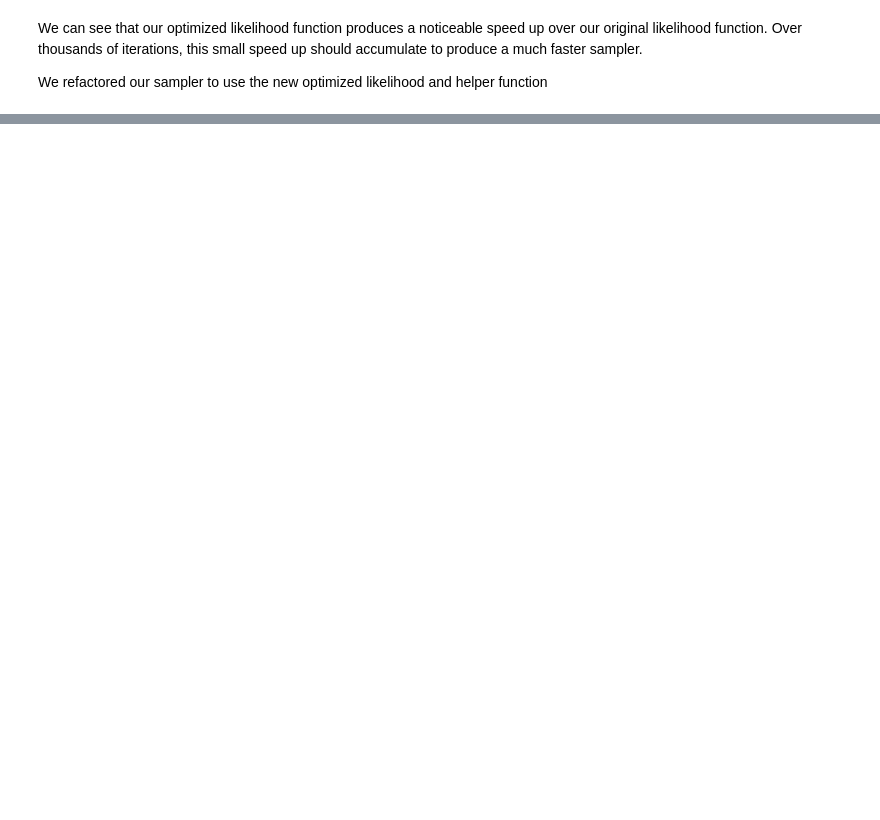
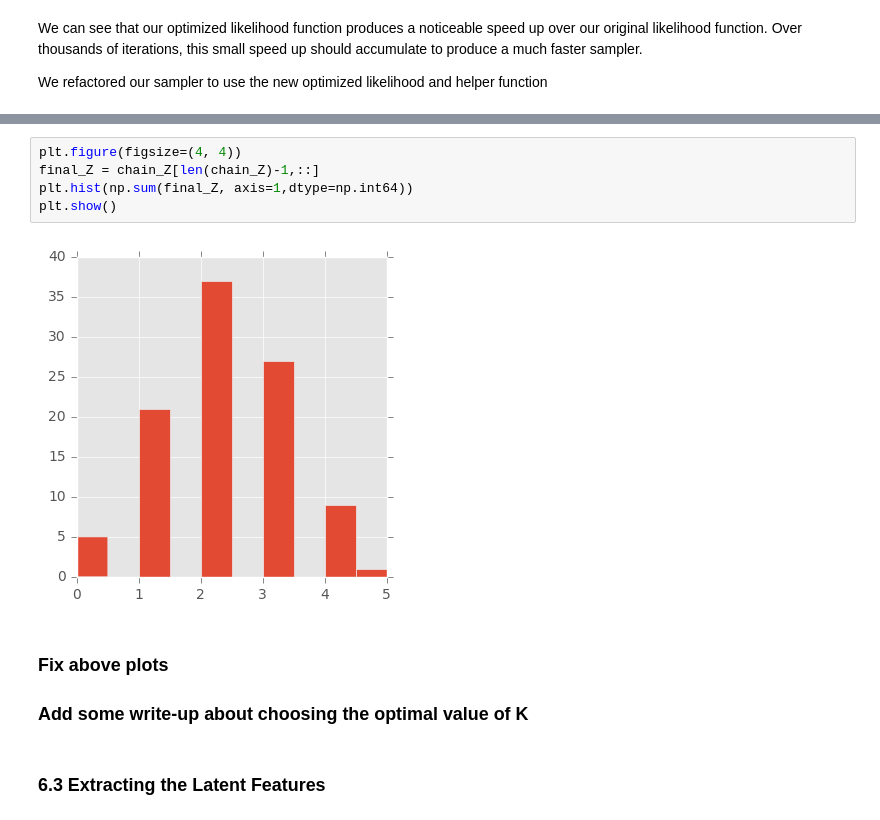
Before and after one commit to drjorda2/STA-663-IndianBuffet, a Jupyter notebook: IndianBuffetProcess_FinalDraft.ipynb, the cells around one changed output, grey strips where cells are left out. Cells and saved outputs as stored; diff of their text form; blank space fills up the shorter version.

```diff
--- a/IndianBuffetProcess_FinalDraft.ipynb
+++ b/IndianBuffetProcess_FinalDraft.ipynb
@@ -721,0 +1118,13 @@ def sampler_opt(data, num_objects, object_dim, E=1000,  K_inf = 20, sigma_X = 1,
+# %%
+plt.figure(figsize=(4, 4))
+final_Z = chain_Z[len(chain_Z)-1,::]
+plt.hist(np.sum(final_Z, axis=1,dtype=np.int64))
+plt.show()
+# %% [output]
+[figure, added]
+# %% [markdown]
+
+### Fix above plots
+### Add some write-up about choosing the optimal value of K
+# %% [markdown]
+### 6.3 Extracting the Latent Features
```
Also changed, not shown: parts of 29 cells of this notebook.
